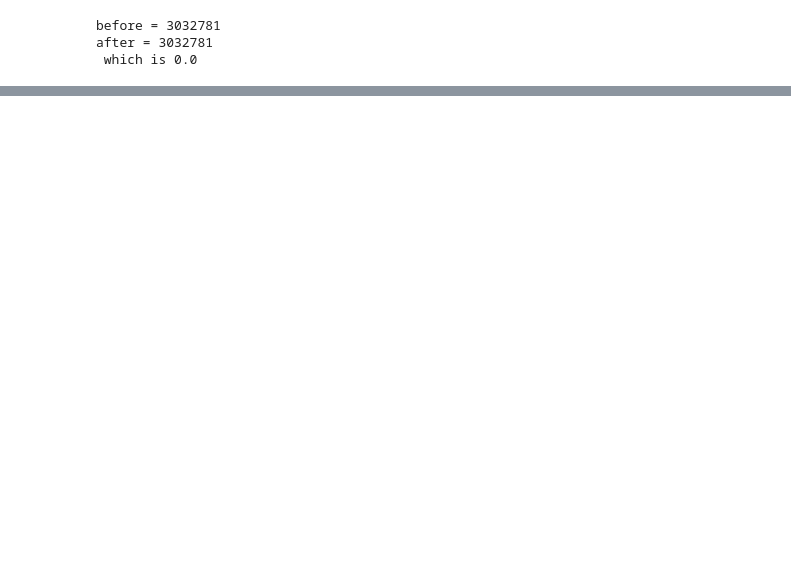
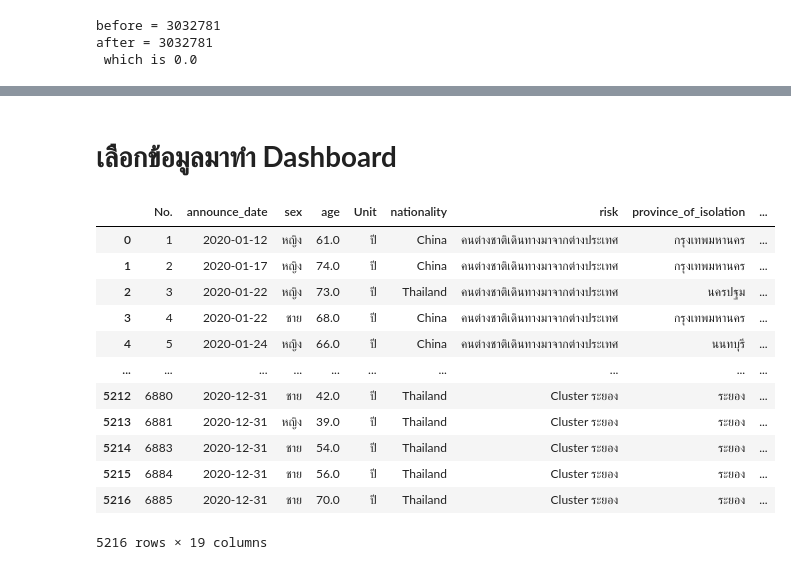
Before and after one commit to Jaomiew/data_viz_2022, a Jupyter notebook: Project.ipynb, the cells around one changed output, grey strips where cells are left out. Cells and saved outputs as stored; diff of their text form; code cells hidden in the pictures; blank space fills up the shorter version.

```diff
--- a/Project.ipynb
+++ b/Project.ipynb
@@ -430,0 +396,3 @@ df_data_t
+# %%
+data1 = df.merge(data_t,how='left',left_on='province_of_isolation',right_on='จังหวัด') #ทำการเชื่อมตาราง 2 ตาราง คือ df และ data_t
+data1 ##เรียกดูตาราง
@@ -430,0 +433,3 @@ df_data_t
+# %%
+data1 = data1.dropna() ## กำจัดค่า Missing
+data1  ## เรียกดูตาราง
@@ -439,7 +458,7 @@ after = 3032781
 # %% [markdown]
 ## **รวม 3 ตาราง**
 # %%
-Project = df_data_t.merge(data_bd,how='left',left_on='month',right_on='เดือน') #ทำการเชื่อมตาราง 2 ตาราง คือ covid และ data_bd
+Project = data1.merge(tv,how='left',left_on='announce_date',right_on='date') #ทำการเชื่อมตาราง 2 ตาราง คือ data1 และ tv
 Project ##เรียกดูตาราง
 # %% [output]
 |  | No. | announce_date | sex | age | Unit | nationality | risk | province_of_isolation | ... |
@@ -473,0 +504,3 @@ Project.dropna()
+# %%
+Project = Project.dropna() ## กำจัดค่า Missing
+Project ## เรียกดูตาราง
@@ -655 +552,20 @@ Project_1_2022
+# %% [markdown]
+# **เลือกข้อมูลมาทำ Dashboard**
+# %%
+Project_2020 = Project[(Project['year'] == 2020)] ### เลือกข้อมูลที่มีค่า year เท่ากับ 2020 เก็บไว้ในตัวแปร Project_2020
+Project_2020 ## เรียกดูตาราง
+# %% [output]
+|  | No. | announce_date | sex | age | Unit | nationality | risk | province_of_isolation | ... |
+| 0 | 1 | 2020-01-12 | หญิง | 61.0 | ปี | China | คนต่างชาติเดินทางมาจากต่างประเทศ | กรุงเทพมหานคร | ... |
+| 1 | 2 | 2020-01-17 | หญิง | 74.0 | ปี | China | คนต่างชาติเดินทางมาจากต่างประเทศ | กรุงเทพมหานคร | ... |
+| 2 | 3 | 2020-01-22 | หญิง | 73.0 | ปี | Thailand | คนต่างชาติเดินทางมาจากต่างประเทศ | นครปฐม | ... |
+| 3 | 4 | 2020-01-22 | ชาย | 68.0 | ปี | China | คนต่างชาติเดินทางมาจากต่างประเทศ | กรุงเทพมหานคร | ... |
+| 4 | 5 | 2020-01-24 | หญิง | 66.0 | ปี | China | คนต่างชาติเดินทางมาจากต่างประเทศ | นนทบุรี | ... |
+| ... | ... | ... | ... | ... | ... | ... | ... | ... | ... |
+| 5212 | 6880 | 2020-12-31 | ชาย | 42.0 | ปี | Thailand | Cluster ระยอง | ระยอง | ... |
+| 5213 | 6881 | 2020-12-31 | หญิง | 39.0 | ปี | Thailand | Cluster ระยอง | ระยอง | ... |
+| 5214 | 6883 | 2020-12-31 | ชาย | 54.0 | ปี | Thailand | Cluster ระยอง | ระยอง | ... |
+| 5215 | 6884 | 2020-12-31 | ชาย | 56.0 | ปี | Thailand | Cluster ระยอง | ระยอง | ... |
+| 5216 | 6885 | 2020-12-31 | ชาย | 70.0 | ปี | Thailand | Cluster ระยอง | ระยอง | ... |
+5216 rows × 19 columns
 # %%
```
Also changed, not shown: parts of 97 cells of this notebook.
